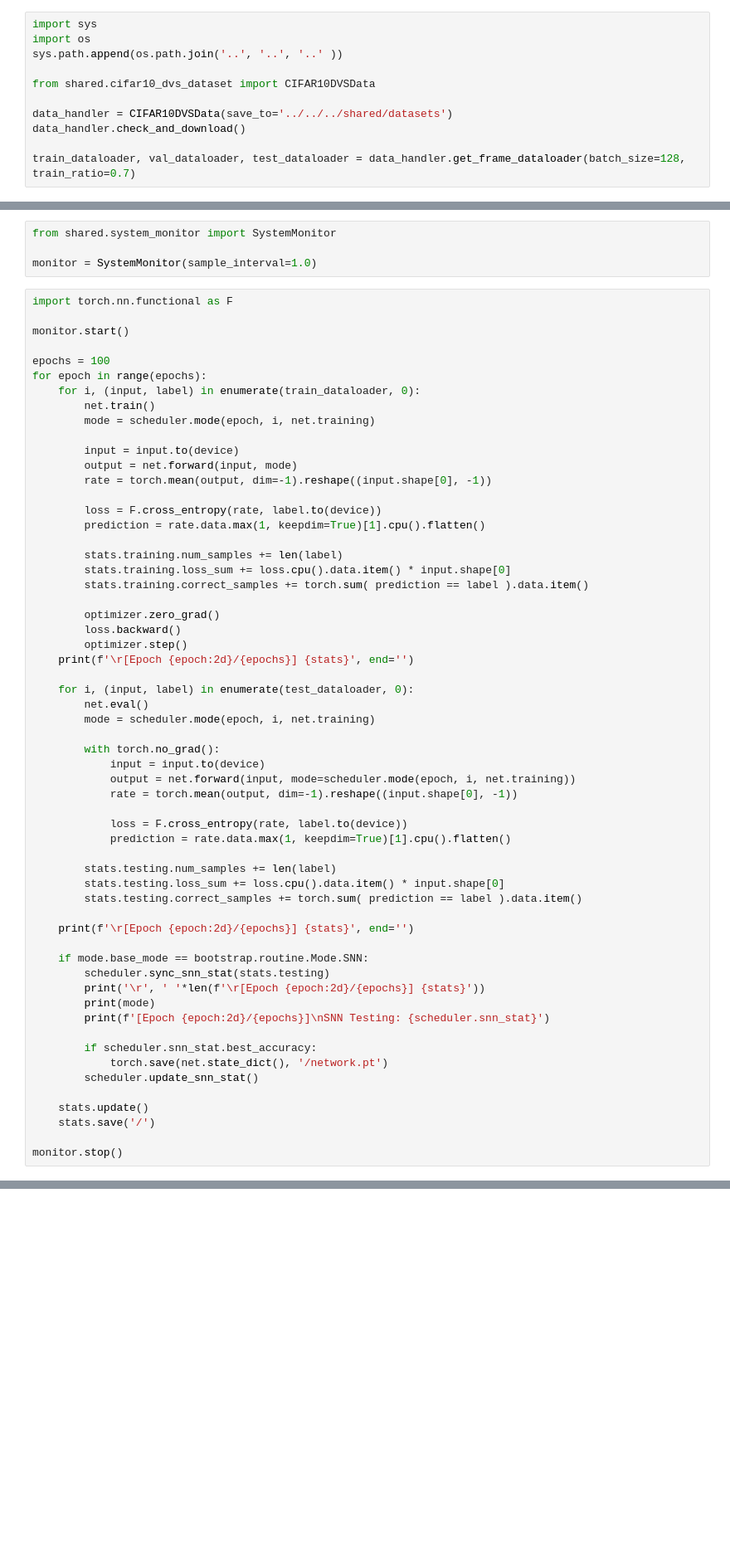
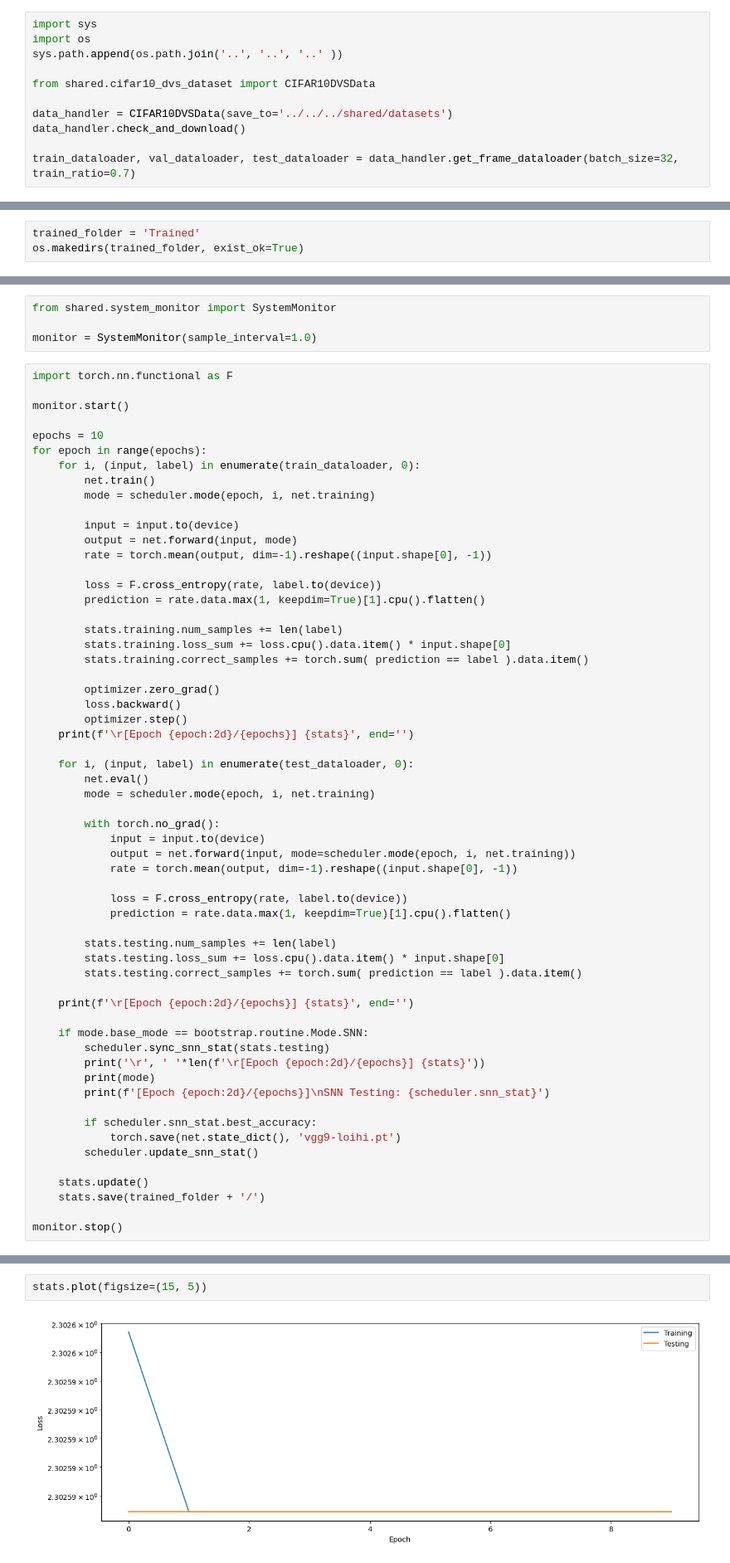
Before and after one commit to RitoruX/neuromorphic-snn-devtools, a Jupyter notebook: frameworks/lava/notebooks/05_bootstrap_cifar10_dvs.ipynb, the cells around one changed output, grey strips where cells are left out. Shown at 83% size. Saved outputs shown, nothing was run; the diff lists cells and outputs as text; blank space fills up the shorter version.

```diff
--- a/frameworks/lava/notebooks/05_bootstrap_cifar10_dvs.ipynb
+++ b/frameworks/lava/notebooks/05_bootstrap_cifar10_dvs.ipynb
@@ -18,7 +22,7 @@ from shared.cifar10_dvs_dataset import CIFAR10DVSData
 data_handler = CIFAR10DVSData(save_to='../../../shared/datasets')
 data_handler.check_and_download()
 
-train_dataloader, val_dataloader, test_dataloader = data_handler.get_frame_dataloader(batch_size=128, train_ratio=0.7)
+train_dataloader, val_dataloader, test_dataloader = data_handler.get_frame_dataloader(batch_size=32, train_ratio=0.7)
 # %% [output]
 CIFAR10DVS Data handler initialized. Data will be saved to '../../../shared/datasets'
 Downloading CIFAR10DVS dataset (if not already present)...
@@ -126,3 +129,6 @@ optimizer = torch.optim.Adam(net.parameters(), lr=0.001)
+# %%
+trained_folder = 'Trained'
+os.makedirs(trained_folder, exist_ok=True)
 # %%
 stats = slayer.utils.LearningStats()
 scheduler = bootstrap.routine.Scheduler()
@@ -135,7 +142,7 @@ import torch.nn.functional as F
 
 monitor.start()
 
-epochs = 100
+epochs = 10
 for epoch in range(epochs):
     for i, (input, label) in enumerate(train_dataloader, 0):
         net.train()
@@ -182,11 +189,11 @@ for epoch in range(epochs):
         print(f'[Epoch {epoch:2d}/{epochs}]\nSNN Testing: {scheduler.snn_stat}')
 
         if scheduler.snn_stat.best_accuracy:
-            torch.save(net.state_dict(), '/network.pt')
+            torch.save(net.state_dict(), 'vgg9-loihi.pt')
         scheduler.update_snn_stat()
 
     stats.update()
-    stats.save('/')
+    stats.save(trained_folder + '/')
 
 monitor.stop()
 # %% [output]
@@ -193,0 +237,4 @@ System monitor started.
+# %%
+stats.plot(figsize=(15, 5))
+# %% [output]
+[figure, added]
```
Also changed, not shown: parts of 12 cells of this notebook, 14 other files.
